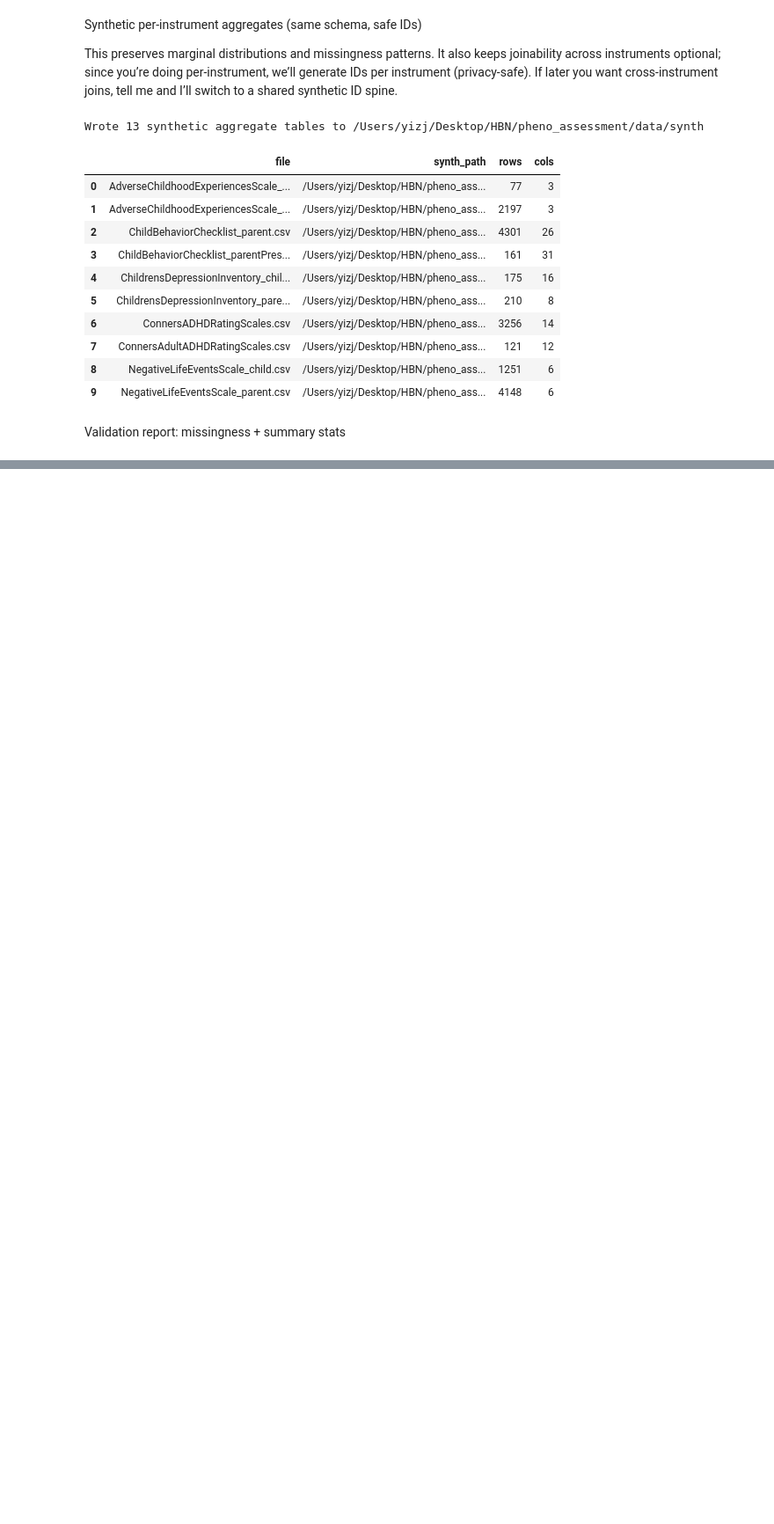
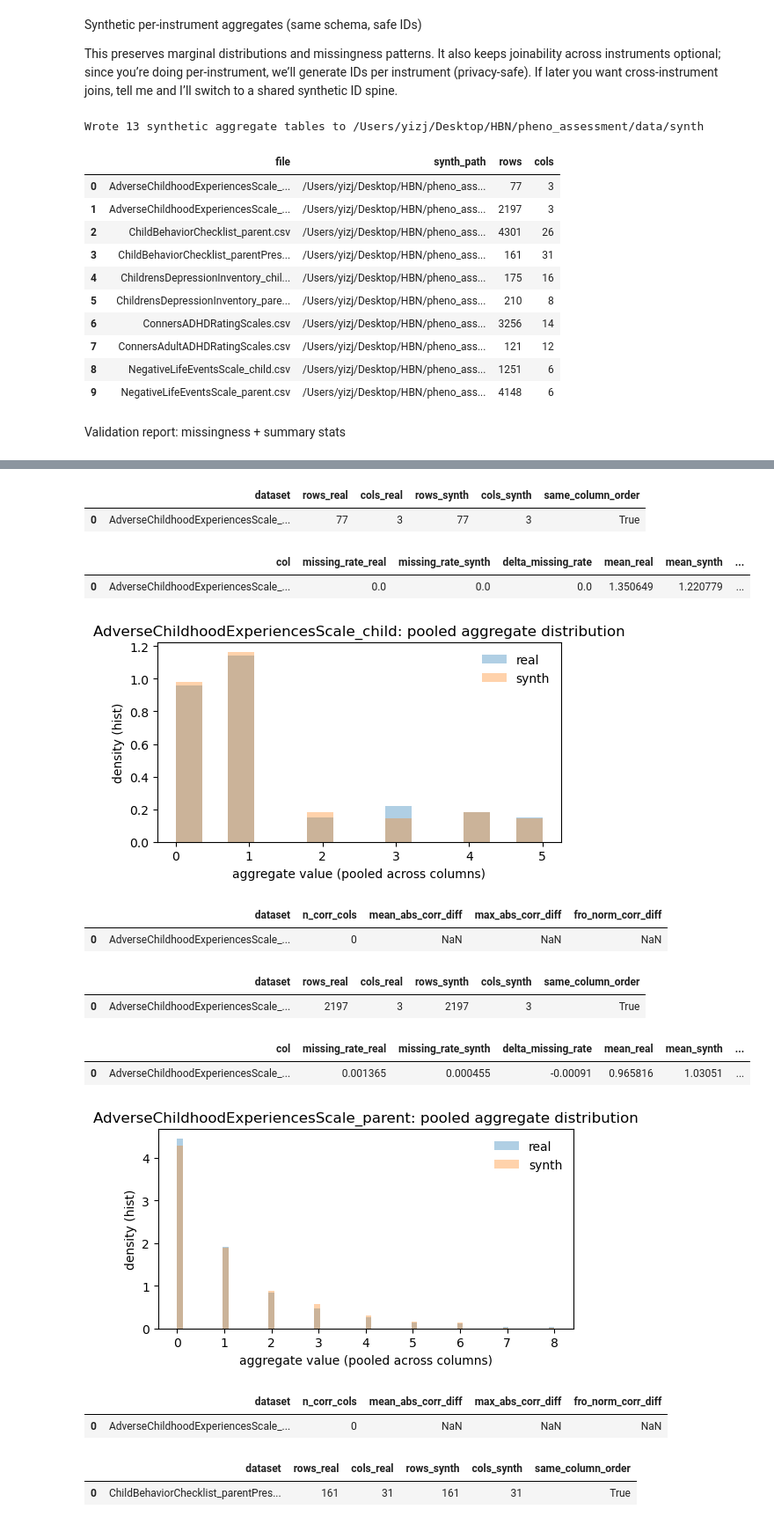
Before and after one commit to beaverjuly/HealthyBrainNetwork, a Jupyter notebook: pheno_assessment/notebooks/syntheticData.ipynb, the cells around one changed output, grey strips where cells are left out. Shown at 88% size. Drawn from its saved outputs; the diff is of its cells as text; code cells hidden in the pictures; blank space fills up the shorter version.

```diff
--- a/pheno_assessment/notebooks/syntheticData.ipynb
+++ b/pheno_assessment/notebooks/syntheticData.ipynb
@@ -369,0 +742,15 @@ Validation report: missingness + summary stats
+# %%
+def list_pairs(interim_dir=INTERIM_DIR, synth_dir=SYNTH_DIR, pattern="*_aggregates.csv"):
+    real_paths = sorted(Path(interim_dir).glob(pattern))
+    pairs = []
+    for rp in real_paths:
+        sp = Path(synth_dir) / rp.name
+        if sp.exists():
+            pairs.append((rp, sp))
+        else:
+            print("SKIP (no synth match):", rp.name)
+    print(f"Found {len(pairs)} pairs.")
+    return pairs
+
+pairs = list_pairs()
+pairs[:3]
@@ -369,0 +771,43 @@ Validation report: missingness + summary stats
+# %%
+def run_all_pairs(
+    pairs,
+    top_k=8,
+    show_corr=False,
+    min_corr_nonmissing=50,
+    limit=None,
+    dist_mode="hist",
+):
+    if limit is not None:
+        pairs = pairs[:limit]
+
+    for real_path, synth_path in pairs:
+        name = real_path.stem.replace("_aggregates", "")
+        real = load_csv(real_path)
+        synth = load_csv(synth_path)
+
+        validate_one_pair_inline(
+            real, synth, name=name,
+            top_k=top_k,
+            show_corr=show_corr,
+            min_corr_nonmissing=min_corr_nonmissing,
+            dist_mode=dist_mode,
+        )
+# %%
+run_all_pairs(pairs, top_k=8, show_corr=True, min_corr_nonmissing=50, dist_mode="hist")
+# %% [output]
+|  | dataset | rows_real | cols_real | rows_synth | cols_synth | same_column_order |
+| 0 | AdverseChildhoodExperiencesScale_... | 77 | 3 | 77 | 3 | True |
+|  | col | missing_rate_real | missing_rate_synth | delta_missing_rate | mean_real | mean_synth | ... |
+| 0 | AdverseChildhoodExperiencesScale_... | 0.0 | 0.0 | 0.0 | 1.350649 | 1.220779 | ... |
+[figure, added]
+|  | dataset | n_corr_cols | mean_abs_corr_diff | max_abs_corr_diff | fro_norm_corr_diff |
+| 0 | AdverseChildhoodExperiencesScale_... | 0 | NaN | NaN | NaN |
+|  | dataset | rows_real | cols_real | rows_synth | cols_synth | same_column_order |
+| 0 | AdverseChildhoodExperiencesScale_... | 2197 | 3 | 2197 | 3 | True |
+|  | col | missing_rate_real | missing_rate_synth | delta_missing_rate | mean_real | mean_synth | ... |
+| 0 | AdverseChildhoodExperiencesScale_... | 0.001365 | 0.000455 | -0.00091 | 0.965816 | 1.03051 | ... |
+[figure, added]
+|  | dataset | n_corr_cols | mean_abs_corr_diff | max_abs_corr_diff | fro_norm_corr_diff |
+| 0 | AdverseChildhoodExperiencesScale_... | 0 | NaN | NaN | NaN |
+|  | dataset | rows_real | cols_real | rows_synth | cols_synth | same_column_order |
+| 0 | ChildBehaviorChecklist_parentPres... | 161 | 31 | 161 | 31 | True |
```
Also changed, not shown: parts of 21 cells of this notebook, 13 other files.
